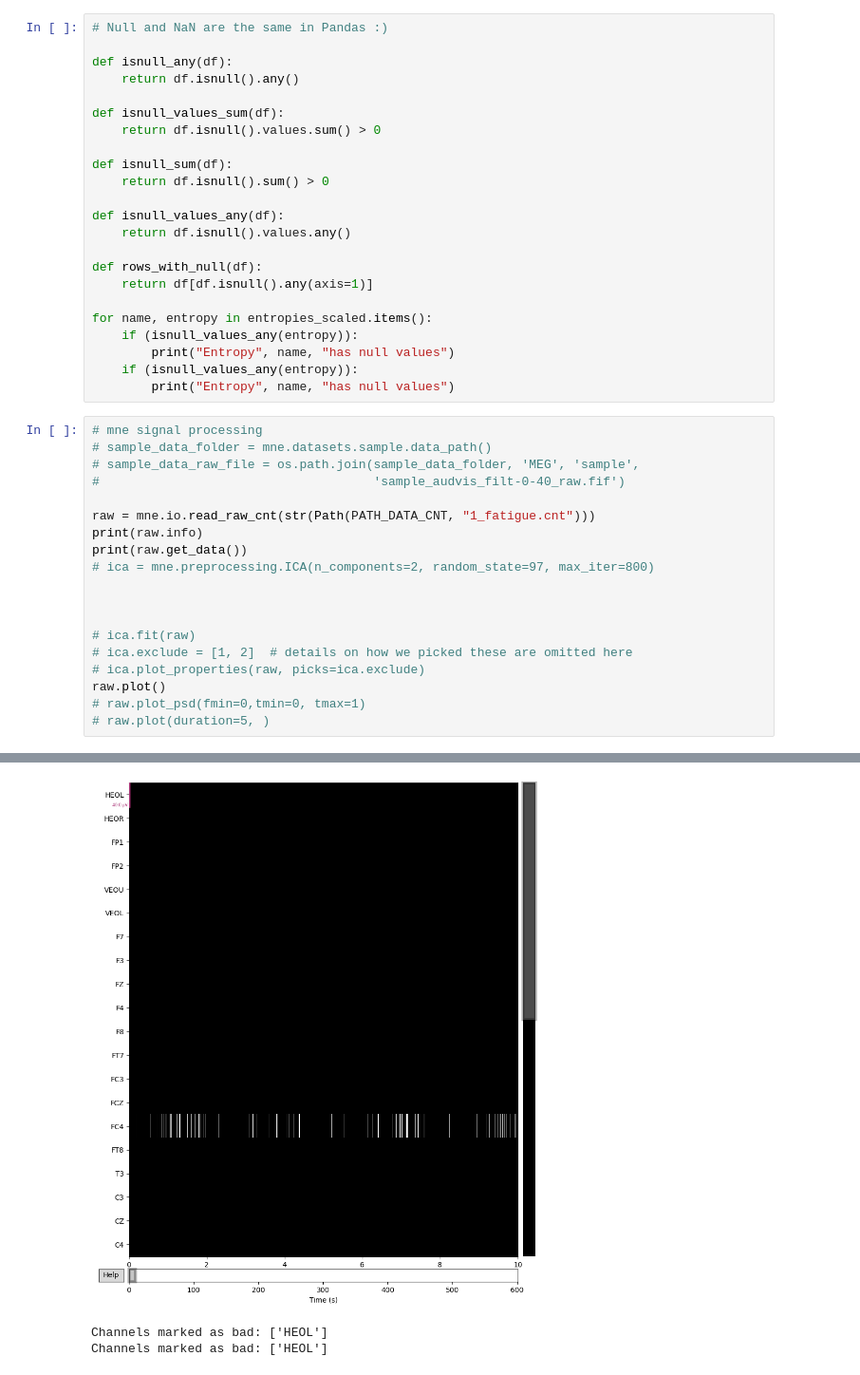
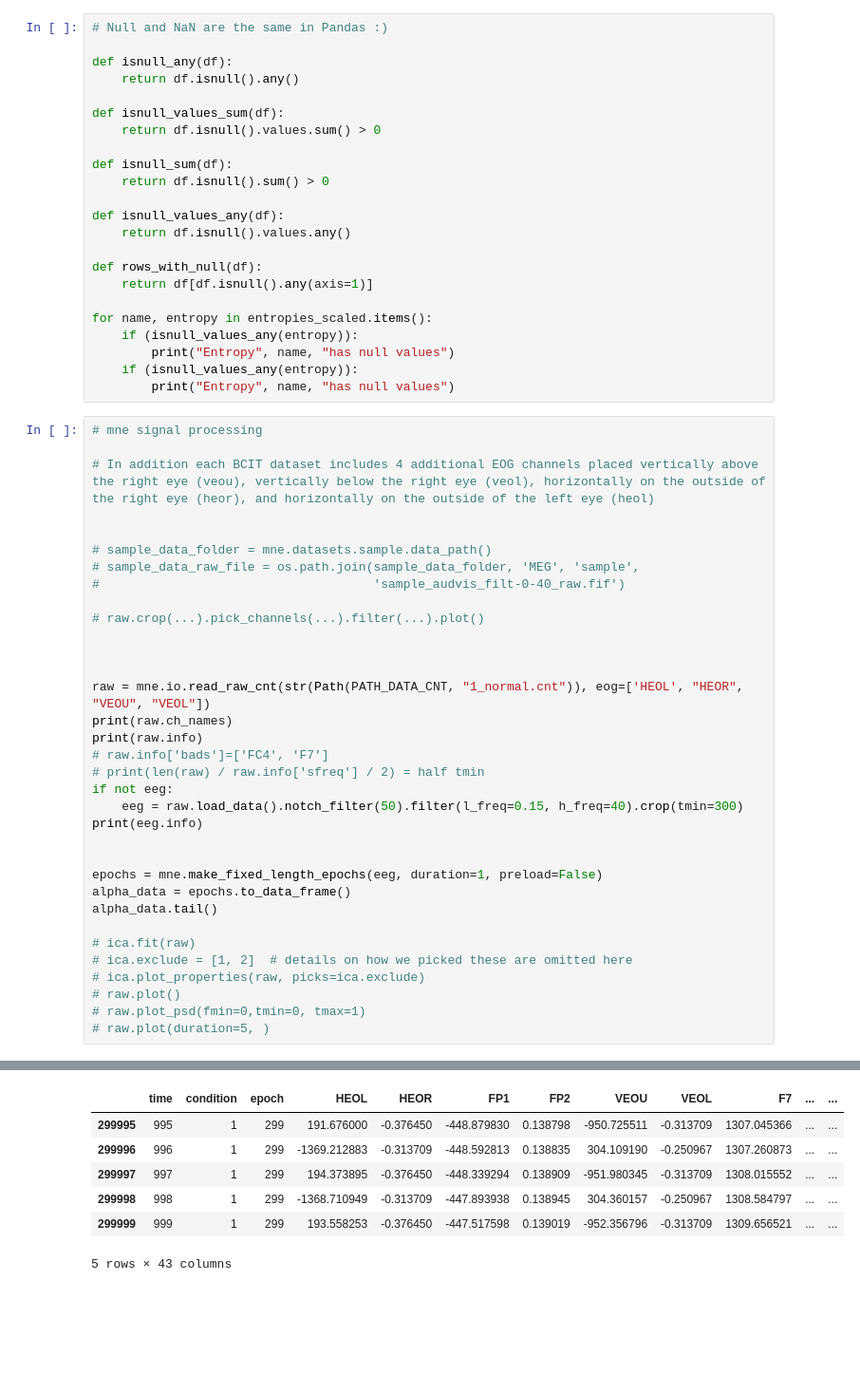
Before and after one commit to ciglenecki/eeg-driver-fatigue-detection, a Jupyter notebook: src/data_survey.ipynb, the cells around one changed output, grey strips where cells are left out. Shown at 95% size. Saved outputs shown, nothing was run; the diff lists cells and outputs as text; blank space fills up the shorter version.

Commit message:
add signal filtering, sampling

```diff
--- a/src/data_survey.ipynb
+++ b/src/data_survey.ipynb
@@ -158,21 +144,36 @@ for name, entropy in entropies_scaled.items():
         print("Entropy", name, "has null values")
 # %%
 # mne signal processing
+
+# In addition each BCIT dataset includes 4 additional EOG channels placed vertically above the right eye (veou), vertically below the right eye (veol), horizontally on the outside of the right eye (heor), and horizontally on the outside of the left eye (heol)
+
+
 # sample_data_folder = mne.datasets.sample.data_path()
 # sample_data_raw_file = os.path.join(sample_data_folder, 'MEG', 'sample',
 #                                     'sample_audvis_filt-0-40_raw.fif')
 
-raw = mne.io.read_raw_cnt(str(Path(PATH_DATA_CNT, "1_fatigue.cnt")))
-print(raw.info)
-print(raw.get_data())
-# ica = mne.preprocessing.ICA(n_components=2, random_state=97, max_iter=800)
+# raw.crop(...).pick_channels(...).filter(...).plot()
 
 
+
+raw = mne.io.read_raw_cnt(str(Path(PATH_DATA_CNT, "1_normal.cnt")), eog=['HEOL', "HEOR", "VEOU", "VEOL"])
+print(raw.ch_names)
+print(raw.info)
+# raw.info['bads']=['FC4', 'F7']
+# print(len(raw) / raw.info['sfreq'] / 2) = half tmin
+if not eeg:
+	eeg = raw.load_data().notch_filter(50).filter(l_freq=0.15, h_freq=40).crop(tmin=300)
+print(eeg.info)
+
+
+epochs = mne.make_fixed_length_epochs(eeg, duration=1, preload=False)
+alpha_data = epochs.to_data_frame()
+alpha_data.tail()
 
 # ica.fit(raw)
 # ica.exclude = [1, 2]  # details on how we picked these are omitted here
 # ica.plot_properties(raw, picks=ica.exclude)
-raw.plot()
+# raw.plot()
 # raw.plot_psd(fmin=0,tmin=0, tmax=1)
 # raw.plot(duration=5, )
 # %% [output]
@@ -196,3 +197,7 @@ raw.plot()
-[figure, removed]
+|  | time | condition | epoch | HEOL | HEOR | FP1 | FP2 | VEOU | VEOL | F7 | ... | ... |
+| 299995 | 995 | 1 | 299 | 191.676000 | -0.376450 | -448.879830 | 0.138798 | -950.725511 | -0.313709 | 1307.045366 | ... | ... |
+| 299996 | 996 | 1 | 299 | -1369.212883 | -0.313709 | -448.592813 | 0.138835 | 304.109190 | -0.250967 | 1307.260873 | ... | ... |
+| 299997 | 997 | 1 | 299 | 194.373895 | -0.376450 | -448.339294 | 0.138909 | -951.980345 | -0.313709 | 1308.015552 | ... | ... |
+| 299998 | 998 | 1 | 299 | -1368.710949 | -0.313709 | -447.893938 | 0.138945 | 304.360157 | -0.250967 | 1308.584797 | ... | ... |
+| 299999 | 999 | 1 | 299 | 193.558253 | -0.376450 | -447.517598 | 0.139019 | -952.356796 | -0.313709 | 1309.656521 | ... | ... |
-Channels marked as bad: ['HEOL']
-Channels marked as bad: ['HEOL']
+5 rows × 43 columns
```
Also changed, not shown: parts of 4 cells of this notebook, 1 other file.
